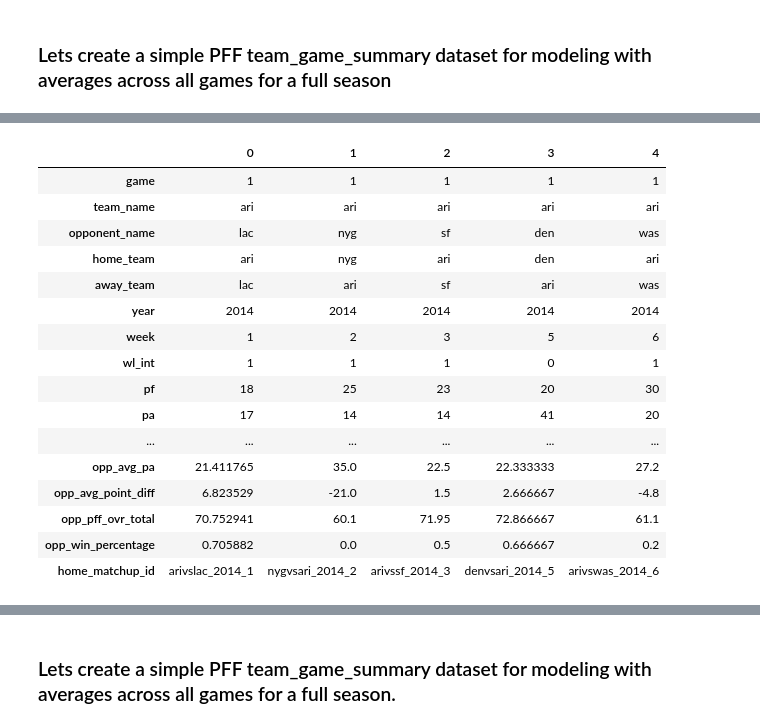
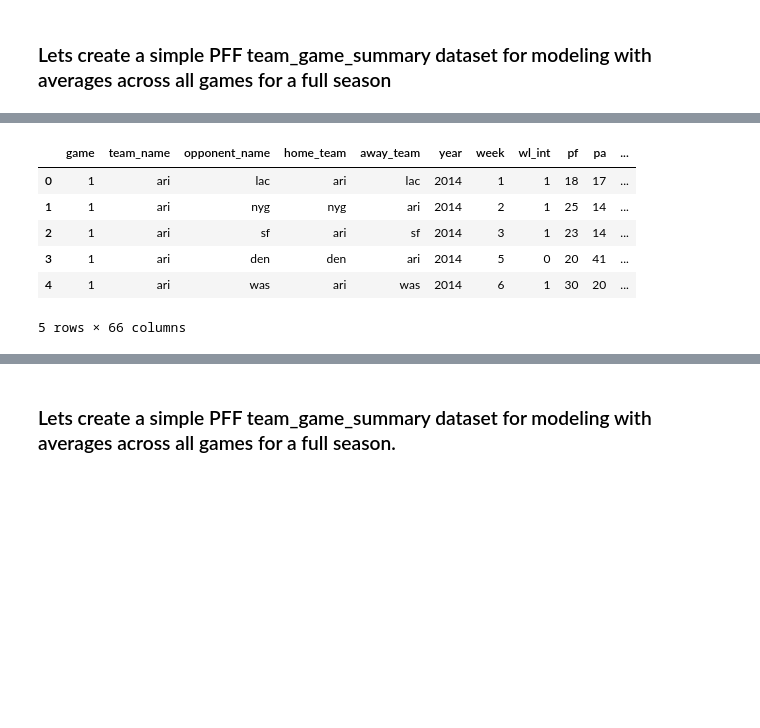
Before and after one commit to ajakks/nfl_models, a Jupyter notebook: create_modeling_data_sample.ipynb, the cells around one changed output, grey strips where cells are left out. Cells and saved outputs as stored; diff of their text form; code cells hidden in the pictures; blank space fills up the shorter version.

```diff
--- a/create_modeling_data_sample.ipynb
+++ b/create_modeling_data_sample.ipynb
@@ -529,8 +547,10 @@ import numpy as np
 tgs_clean['game'] = 1
 
 ## subset columns to what we need ##
-tgs_sub = tgs_clean[['game','team_name', 'opponent_name', 'home_team', 'away_team','year', 'week', 'wl_int', 'pf',
-               'pa', 'overall_performance']]
+tgs_sub = tgs_clean[['game','team_name', 'opponent_name', 'home_team', 'away_team','year',
+                     'week', 'wl_int', 'pf', 'pa', 'overall_performance','offense','pass','pass_blocking',
+                     'run_blocking','receiving','rushing','defense','rush_defense','tackling','pass_rush',
+                     'coverage','special_teams']]
 
 ## create a point differential variable ##
 tgs_sub['point_diff']=tgs_sub.pf-tgs_sub.pa
@@ -558,6 +578,18 @@ tgs_sub = cum_averages(var='pf', new_name='avg_pf')
 tgs_sub = cum_averages(var='pa', new_name='avg_pa')
 tgs_sub = cum_averages(var='point_diff', new_name='avg_point_diff')
 tgs_sub = cum_averages(var='overall_performance', new_name='pff_ovr_total')
+tgs_sub = cum_averages(var='offense', new_name='pff_offense_total')
+tgs_sub = cum_averages(var='pass', new_name='pff_pass_total')
+tgs_sub = cum_averages(var='pass_blocking', new_name='pff_pass_blocking_total')
+tgs_sub = cum_averages(var='run_blocking', new_name='pff_run_blocking_total')
+tgs_sub = cum_averages(var='receiving', new_name='pff_receiving_total')
+tgs_sub = cum_averages(var='rushing', new_name='pff_rushing_total')
+tgs_sub = cum_averages(var='defense', new_name='pff_defense_total')
+tgs_sub = cum_averages(var='rush_defense', new_name='pff_rush_defense_total')
+tgs_sub = cum_averages(var='tackling', new_name='pff_tackling_total')
+tgs_sub = cum_averages(var='pass_rush', new_name='pff_pass_rush_total')
+tgs_sub = cum_averages(var='coverage', new_name='pff_coverage_total')
+tgs_sub = cum_averages(var='special_teams', new_name='pff_special_teams_total')
 
 tgs_sub['wl_total']=tgs_sub['wl_total'].astype(int)
 tgs_sub['game_count']=tgs_sub['game_count'].astype(int)
@@ -573,9 +605,6 @@ tgs_sub['matchup_id']= tgs_sub.opponent_name.str.cat(tgs_sub.year, sep="_").str.
 tgs_sub['year']=tgs_sub['year'].astype(int)
 tgs_sub['week']=tgs_sub['week'].astype(int)
 
-
-
-
 def id_prefix(prefix=None, df=None):
     id = df[['team_id','team_name', 'opponent_name', 'home_team', 'away_team', 'year','week','matchup_id']]
     temp = df.drop(['team_id','team_name', 'opponent_name', 'home_team', 'away_team', 'year','week','matchup_id'], axis=1)
@@ -586,8 +615,10 @@ def id_prefix(prefix=None, df=None):
 opp_df = id_prefix(prefix="opp_", df=tgs_sub)
 
 ## subset opponent dataset and merge onto the tgs_Sub ##
-opp_df = opp_df[['team_id', 'opp_wl_total', 'opp_game_count', 'opp_avg_pf', 'opp_avg_pa', 'opp_avg_point_diff', 'opp_pff_ovr_total', 'opp_win_percentage']]
-
+opp_df = opp_df[['team_id', 'opp_wl_total', 'opp_game_count', 'opp_avg_pf', 'opp_avg_pa', 'opp_avg_point_diff',
+                 'opp_pff_ovr_total', 'opp_win_percentage','opp_pff_offense_total','opp_pff_pass_total','opp_pff_pass_blocking_total',
+                'opp_pff_run_blocking_total','opp_pff_receiving_total','opp_pff_rushing_total','opp_pff_defense_total','opp_pff_rush_defense_total',
+                'opp_pff_tackling_total','opp_pff_pass_rush_total','opp_pff_coverage_total','opp_pff_special_teams_total']]
 
 tgs_sub.wl_total = tgs_sub.wl_total.shift(1)
 tgs_sub.game_count = tgs_sub.game_count.shift(1)
@@ -595,6 +626,19 @@ tgs_sub.avg_pf = tgs_sub.avg_pf.shift(1)
 tgs_sub.avg_pa = tgs_sub.avg_pa.shift(1)
 tgs_sub.avg_point_diff = tgs_sub.avg_point_diff.shift(1)
 tgs_sub.pff_ovr_total = tgs_sub.pff_ovr_total.shift(1)
+
+tgs_sub.pff_offense_total = tgs_sub.pff_offense_total.shift(1)
+tgs_sub.pff_pass_total = tgs_sub.pff_pass_total.shift(1)
+tgs_sub.pff_pass_blocking_total = tgs_sub.pff_pass_blocking_total.shift(1)
+tgs_sub.pff_run_blocking_total = tgs_sub.pff_run_blocking_total.shift(1)
+tgs_sub.pff_receiving_total = tgs_sub.pff_receiving_total.shift(1)
+tgs_sub.pff_rushing_total = tgs_sub.pff_rushing_total.shift(1)
+tgs_sub.pff_defense_total = tgs_sub.pff_defense_total.shift(1)
+tgs_sub.pff_rush_defense_total = tgs_sub.pff_rush_defense_total.shift(1)
+tgs_sub.pff_tackling_total = tgs_sub.pff_tackling_total.shift(1)
+tgs_sub.pff_pass_rush_total = tgs_sub.pff_pass_rush_total.shift(1)
+tgs_sub.pff_coverage_total = tgs_sub.pff_coverage_total.shift(1)
+tgs_sub.pff_special_teams_total = tgs_sub.pff_special_teams_total.shift(1)
 tgs_sub.win_percentage = tgs_sub.win_percentage.shift(1)
 
 
@@ -604,6 +648,19 @@ opp_df.opp_avg_pf = opp_df.opp_avg_pf.shift(1)
 opp_df.opp_avg_pa = opp_df.opp_avg_pa.shift(1)
 opp_df.opp_avg_point_diff = opp_df.opp_avg_point_diff.shift(1)
 opp_df.opp_pff_ovr_total = opp_df.opp_pff_ovr_total.shift(1)
+
+opp_df.opp_pff_offense_total = opp_df.opp_pff_offense_total.shift(1)
+opp_df.opp_pff_pass_total = opp_df.opp_pff_pass_total.shift(1)
+opp_df.opp_pff_pass_blocking_total = opp_df.opp_pff_pass_blocking_total.shift(1)
+opp_df.opp_pff_run_blocking_total = opp_df.opp_pff_run_blocking_total.shift(1)
+opp_df.opp_pff_receiving_total = opp_df.opp_pff_receiving_total.shift(1)
+opp_df.opp_pff_rushing_total = opp_df.opp_pff_rushing_total.shift(1)
+opp_df.opp_pff_defense_total = opp_df.opp_pff_defense_total.shift(1)
+opp_df.opp_pff_rush_defense_total = opp_df.opp_pff_rush_defense_total.shift(1)
+opp_df.opp_pff_tackling_total = opp_df.opp_pff_tackling_total.shift(1)
+opp_df.opp_pff_pass_rush_total = opp_df.opp_pff_pass_rush_total.shift(1)
+opp_df.opp_pff_coverage_total = opp_df.opp_pff_coverage_total.shift(1)
+opp_df.opp_pff_special_teams_total = opp_df.opp_pff_special_teams_total.shift(1)
 opp_df.opp_win_percentage = opp_df.opp_win_percentage.shift(1)
 
 final = pd.merge(tgs_sub, opp_df, left_on='matchup_id', right_on='team_id', how='left')
@@ -613,5 +670,5 @@ final['week']=final['week'].astype(str)
 final['home_matchup_id']= final.home_team.str.cat(final.away_team, sep="vs").str.cat(final.year, sep="_").str.cat(final.week, sep="_")
 
 
-final.head().T
+final.head()
 # %% [output]
@@ -633,17 +689,7 @@ See the caveats in the documentation: https://pandas.pydata.org/pandas-docs/stab
-|  | 0 | 1 | 2 | 3 | 4 |
-| game | 1 | 1 | 1 | 1 | 1 |
-| team_name | ari | ari | ari | ari | ari |
-| opponent_name | lac | nyg | sf | den | was |
-| home_team | ari | nyg | ari | den | ari |
-| away_team | lac | ari | sf | ari | was |
-| year | 2014 | 2014 | 2014 | 2014 | 2014 |
-| week | 1 | 2 | 3 | 5 | 6 |
-| wl_int | 1 | 1 | 1 | 0 | 1 |
-| pf | 18 | 25 | 23 | 20 | 30 |
-| pa | 17 | 14 | 14 | 41 | 20 |
-| ... | ... | ... | ... | ... | ... |
-| opp_avg_pa | 21.411765 | 35.0 | 22.5 | 22.333333 | 27.2 |
-| opp_avg_point_diff | 6.823529 | -21.0 | 1.5 | 2.666667 | -4.8 |
-| opp_pff_ovr_total | 70.752941 | 60.1 | 71.95 | 72.866667 | 61.1 |
-| opp_win_percentage | 0.705882 | 0.0 | 0.5 | 0.666667 | 0.2 |
-| home_matchup_id | arivslac_2014_1 | nygvsari_2014_2 | arivssf_2014_3 | denvsari_2014_5 | arivswas_2014_6 |
+|  | game | team_name | opponent_name | home_team | away_team | year | week | wl_int | pf | pa | ... |
+| 0 | 1 | ari | lac | ari | lac | 2014 | 1 | 1 | 18 | 17 | ... |
+| 1 | 1 | ari | nyg | nyg | ari | 2014 | 2 | 1 | 25 | 14 | ... |
+| 2 | 1 | ari | sf | ari | sf | 2014 | 3 | 1 | 23 | 14 | ... |
+| 3 | 1 | ari | den | den | ari | 2014 | 5 | 0 | 20 | 41 | ... |
+| 4 | 1 | ari | was | ari | was | 2014 | 6 | 1 | 30 | 20 | ... |
+5 rows × 66 columns
```
Also changed, not shown: parts of 10 cells of this notebook.
